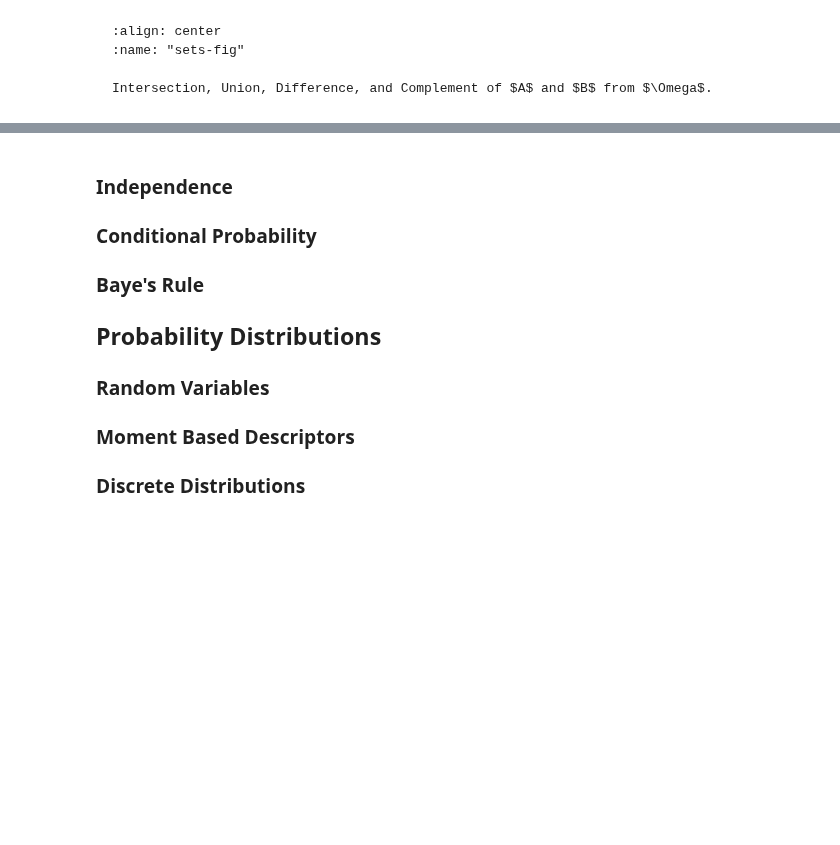
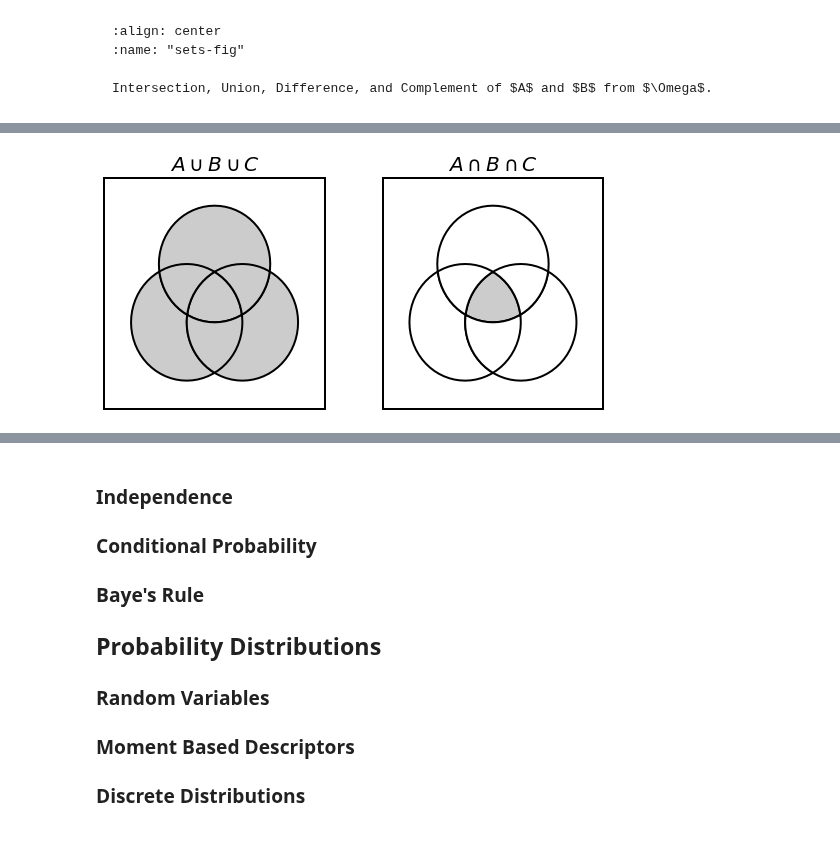
Before and after one commit to yliess86/DataDrivenScienceBook, a Jupyter notebook: data_driven_science_book/2_applied_mathematics/2_probabilities_and_information_theory.ipynb, the cells around one changed output, grey strips where cells are left out. Saved outputs shown, nothing was run; the diff lists cells and outputs as text; code cells hidden in the pictures; blank space fills up the shorter version.

```diff
--- a/data_driven_science_book/2_applied_mathematics/2_probabilities_and_information_theory.ipynb
+++ b/data_driven_science_book/2_applied_mathematics/2_probabilities_and_information_theory.ipynb
@@ -270,0 +291,53 @@ Intersection, Union, Difference, and Complement of $A$ and $B$ from $\Omega$.
+# %%
+import descartes
+import matplotlib.pyplot as plt
+import shapely.geometry as sg
+plt.ion()
+plt.style.use("fivethirtyeight")
+
+a = sg.Point(-0.5, -0.5).buffer(1.)
+b = sg.Point( 0.5, -0.5).buffer(1.)
+c = sg.Point( 0.0,  0.5).buffer(1.)
+
+mc = a.intersection(b).intersection(c)
+ml = c.intersection(a).difference(b)
+mr = c.intersection(b).difference(a)
+mb = a.intersection(b).difference(c)
+
+fig = plt.figure(figsize=(8, 4),  facecolor="white")
+ax1, ax2 = [fig.add_subplot(1, 2, i + 1) for i in range(2)]
+
+ax1.add_artist(descartes.PolygonPatch(a,  fc=(0.8, 0.8, 0.8, 1.0), ec="k", lw=2))
+ax1.add_artist(descartes.PolygonPatch(b,  fc=(0.8, 0.8, 0.8, 1.0), ec="k", lw=2))
+ax1.add_artist(descartes.PolygonPatch(c,  fc=(0.8, 0.8, 0.8, 1.0), ec="k", lw=2))
+ax1.add_artist(descartes.PolygonPatch(mc, fc=(0.8, 0.8, 0.8, 1.0), ec="k", lw=2))
+ax1.add_artist(descartes.PolygonPatch(ml, fc=(0.8, 0.8, 0.8, 1.0), ec="k", lw=2))
+ax1.add_artist(descartes.PolygonPatch(mr, fc=(0.8, 0.8, 0.8, 1.0), ec="k", lw=2))
+ax1.add_artist(descartes.PolygonPatch(mb, fc=(0.8, 0.8, 0.8, 1.0), ec="k", lw=2))
+ax1.add_artist(
+    plt.Rectangle((-2, -2), width=4, height=4, facecolor=(0, 0, 0, 0), edgecolor="k", lw=4)
+)
+ax1.set_xlim(-2, 2)
+ax1.set_ylim(-2, 2)
+ax1.set_axis_off()
+ax1.title.set_text("$A \cup B \cup C$")
+
+ax2.add_artist(descartes.PolygonPatch(a,  fc=(1.0, 1.0, 1.0, 1.0), ec="k", lw=2))
+ax2.add_artist(descartes.PolygonPatch(b,  fc=(1.0, 1.0, 1.0, 1.0), ec="k", lw=2))
+ax2.add_artist(descartes.PolygonPatch(c,  fc=(1.0, 1.0, 1.0, 1.0), ec="k", lw=2))
+ax2.add_artist(descartes.PolygonPatch(mc, fc=(0.8, 0.8, 0.8, 1.0), ec="k", lw=2))
+ax2.add_artist(descartes.PolygonPatch(ml, fc=(1.0, 1.0, 1.0, 1.0), ec="k", lw=2))
+ax2.add_artist(descartes.PolygonPatch(mr, fc=(1.0, 1.0, 1.0, 1.0), ec="k", lw=2))
+ax2.add_artist(descartes.PolygonPatch(mb, fc=(1.0, 1.0, 1.0, 1.0), ec="k", lw=2))
+ax2.add_artist(
+    plt.Rectangle((-2, -2), width=4, height=4, facecolor=(0, 0, 0, 0), edgecolor="k", lw=4)
+)
+ax2.set_xlim(-2, 2)
+ax2.set_ylim(-2, 2)
+ax2.set_axis_off()
+ax2.title.set_text("$A \cap B \cap C$")
+
+fig.subplots_adjust(hspace=0.25, wspace=0.25)
+fig.canvas.draw()
+# %% [output]
+[figure, added]
```
Also changed, not shown: parts of 10 cells of this notebook.
